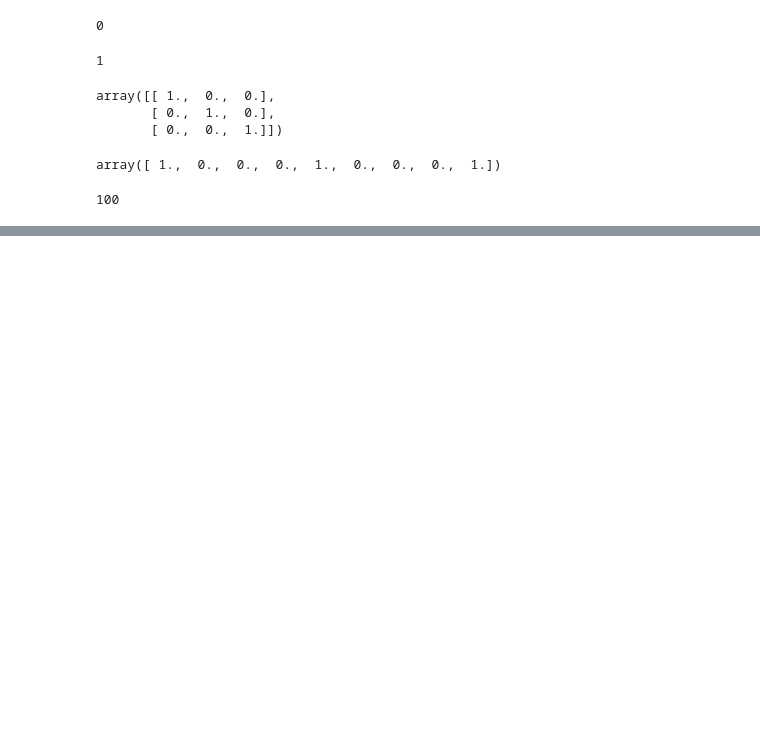
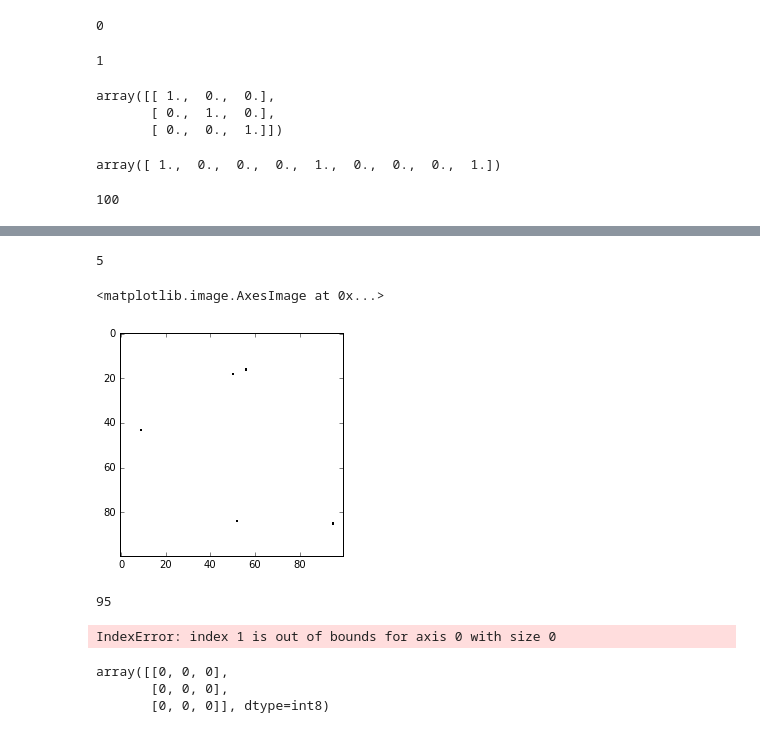
Before and after one commit to tdmhk1/lane_formation, a Jupyter notebook: test.ipynb, the cells around one changed output, grey strips where cells are left out. Drawn from its saved outputs; the diff is of its cells as text; code cells hidden in the pictures; blank space fills up the shorter version.

```diff
--- a/test.ipynb
+++ b/test.ipynb
@@ -45,0 +102,2 @@ SyntaxError: invalid syntax (Agent.py, line 38)
+# %%
+agent = Agent.Agent(id=1, x=50, y=50, dx=1, dy=0)
@@ -45,0 +122,5 @@ SyntaxError: invalid syntax (Agent.py, line 38)
+# %%
+agents = []
+for agent, size in zip([agent], [5]):
+    for x, y in zip(np.random.randint(100, size=size), np.random.randint(100, size=size)):
+        agents.append(agent.copy(x, y))
@@ -45,0 +179,4 @@ SyntaxError: invalid syntax (Agent.py, line 38)
+# %%
+field = Field.Field()
+# %%
+field.add_agents(agents=[agent], sizes=[5])
@@ -45,0 +195,4 @@ SyntaxError: invalid syntax (Agent.py, line 38)
+# %%
+np.sum(field.field)
+# %% [output]
+5
@@ -45,0 +202,5 @@ SyntaxError: invalid syntax (Agent.py, line 38)
+# %%
+plt.imshow(field.get_field(), interpolation='none', cmap=plt.cm.binary)
+# %% [output]
+<matplotlib.image.AxesImage at 0x...>
+[figure, added]
@@ -45,0 +209,14 @@ SyntaxError: invalid syntax (Agent.py, line 38)
+# %%
+agents[0].x
+# %% [output]
+95
+# %%
+field.step()
+# %% [output]
+IndexError: index 1 is out of bounds for axis 0 with size 0
+# %%
+field.field[0:3, 0:3]
+# %% [output]
+array([[0, 0, 0],
+       [0, 0, 0],
+       [0, 0, 0]], dtype=int8)
```
Also changed, not shown: parts of 63 cells of this notebook, 3 other files.
